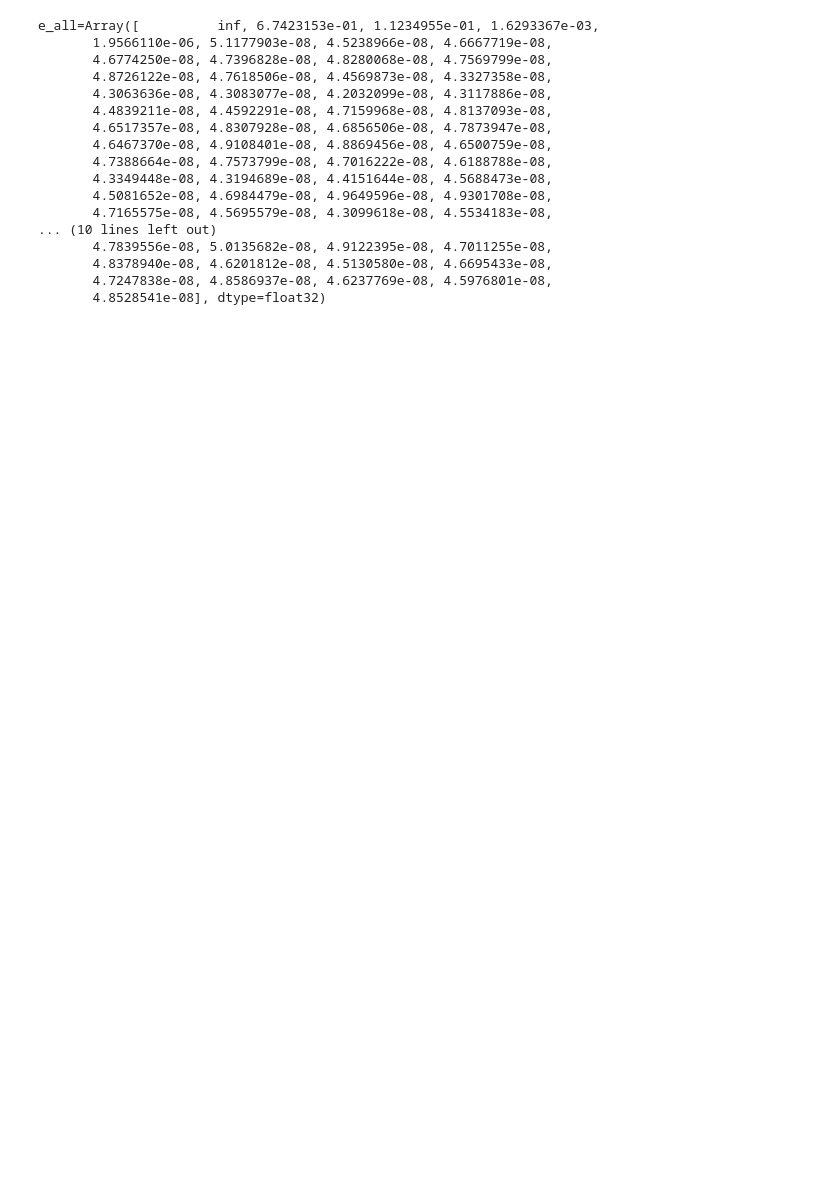
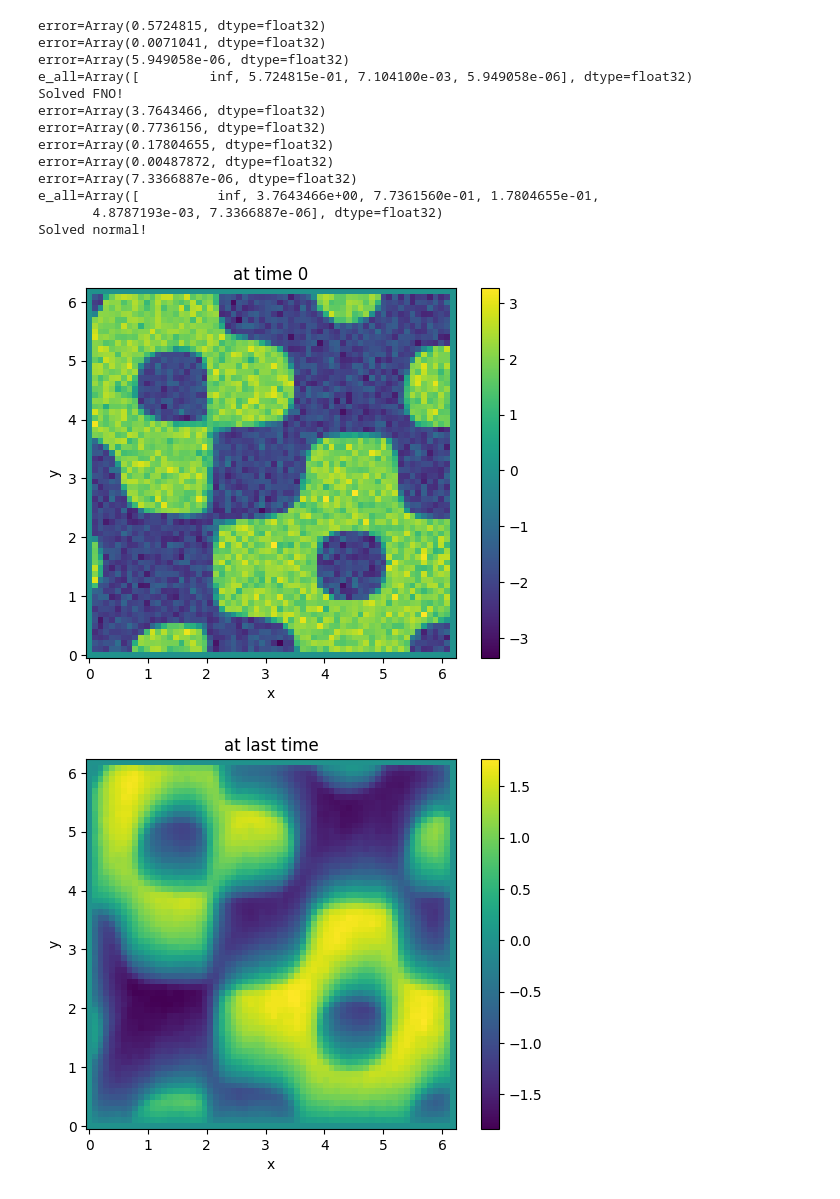
Before and after one commit to jakinng/A-PINN, a Jupyter notebook: neural_operator.ipynb, the cells around one changed output. Saved outputs shown, nothing was run; the diff lists cells and outputs as text; code cells hidden in the pictures; blank space fills up the shorter version.

```diff
--- a/neural_operator.ipynb
+++ b/neural_operator.ipynb
@@ -1176,7 +1199,7 @@ class Solver():
 import numpy as np
 import time
 
-N = 16
+N = 32
 def predict(x, model, bc = "dirichlet"):
         x = jnp.reshape(x, newshape = (1, N, N))
         x = np.asarray(x)
@@ -1204,18 +1227,20 @@ def predict(x, model, bc = "dirichlet"):
 
 # model = torch.load(f"{folder}/model{description()}")
 model = torch.load("/content/drive/MyDrive/superUROP/2024-03-01/modeladv-diff_2_dirichlet_32x32_dt0.03_newton")
+# model = torch.load("/content/drive/MyDrive/superUROP/2024-03-10/modeladv-diff_2_dirichlet_32x32_dt0.003_newton")
 
-N_t = 101
-max_newton_iter = 4
+N_t = 51
+max_newton_iter = 10
 bounds = jnp.array([0, 2 * jnp.pi])
 # seeds = range(401, 402)
 seed = 401
 # for seed in seeds:
-for parareal_iters in [1, 5, 2, 3, 4]
+# for parareal_iters in [0, 1, 2, 3, 4, 5]:
+for parareal_iters in [10]:
     ic = 2
     bc = "dirichlet"
     dt = 0.003
-    folder = "/content/drive/MyDrive/superUROP/2024-03-10"
+    folder = "/content/drive/MyDrive/superUROP/2024-03-20"
     initializer = predict
 
     start = time.time()
@@ -1227,5 +1252,5 @@ for parareal_iters in [1, 5, 2, 3, 4]
     solver.plot_data(solver.u[-1], title = "at last time", show = True)
 
 
-anim = solver.animate_solution(solver.u, description = "newton")
-HTML(anim.to_html5_video())
+    anim = solver.animate_solution(solver.u, description = "newton")
+    HTML(anim.to_html5_video())
@@ -1255,9 +1257,11 @@ k=90, k + NG=100
 # %%
-N = 32
-N_t = 3
+#@title Learned initializer
+N = 64
+N_t = 2
 bounds = jnp.array([0, 2 * jnp.pi])
 import numpy as np
 
+model = torch.load("/content/drive/MyDrive/superUROP/2024-04-16/modeladv-diff_2_dirichlet_32x32_dt0.03_newton")
 def predict(x, bc = "dirichlet"):
     x = jnp.reshape(x, newshape = (1, N, N))
     x = np.asarray(x)
@@ -1290,7 +1294,10 @@ regular_times = []
 cnn_iters = []
 regular_iters = []
 
-seeds = range(100, 102)
+cnn_e_alls = []
+regular_e_alls = []
+
+seeds = range(100, 118)
 for seed in seeds:
     ic = 2
     bc = "dirichlet"
@@ -1305,6 +1312,7 @@ for seed in seeds:
     end = time.time()
     cnn_times.append(end - start)
     cnn_iters.append(n_iters)
+    cnn_e_alls.append(e_alls)
     print(f"Solved FNO!")
 
     start = time.time()
@@ -1314,49 +1322,48 @@ for seed in seeds:
     end = time.time()
     regular_times.append(end - start)
     regular_iters.append(n_iters)
+    regular_e_alls.append(e_alls)
 
-    print(f"Solved!")
+    print(f"Solved normal!")
     solver.plot_data(solver.u[0], title = "at time 0", show = True)
     solver.plot_data(solver.u[-1], title = "at last time", show = True)
 
 
 anim = solver.animate_solution(solver.u, description = "newton")
 HTML(anim.to_html5_video())
 
 plt.figure()
 plt.plot(seeds[:len(regular_times)], regular_times, label = "regular times")
 plt.plot(seeds[:len(cnn_times)], cnn_times, label = "cnn times")
 plt.legend()
 plt.ylim(bottom = 0)
 plt.title("Time Comparison (seconds)")
 plt.show()
 
 print(regular_iters)
 print(cnn_iters)
 
 plt.plot(seeds[:len(cnn_iters)], [np.average(it_t) for it_t in cnn_iters], label = "cnn iterations")
 plt.plot(seeds[:len(regular_iters)], [np.average(it_t) for it_t in regular_iters], label = "regular iterations")
 plt.legend()
 plt.ylim(bottom = 0)
 plt.title("Average number of Iterations Comparison")
 plt.show()
 
 # # test_times()
 # %% [output]
-e_all=Array([          inf, 6.7423153e-01, 1.1234955e-01, 1.6293367e-03,
-       1.9566110e-06, 5.1177903e-08, 4.5238966e-08, 4.6667719e-08,
-       4.6774250e-08, 4.7396828e-08, 4.8280068e-08, 4.7569799e-08,
-       4.8726122e-08, 4.7618506e-08, 4.4569873e-08, 4.3327358e-08,
-       4.3063636e-08, 4.3083077e-08, 4.2032099e-08, 4.3117886e-08,
-       4.4839211e-08, 4.4592291e-08, 4.7159968e-08, 4.8137093e-08,
-       4.6517357e-08, 4.8307928e-08, 4.6856506e-08, 4.7873947e-08,
-       4.6467370e-08, 4.9108401e-08, 4.8869456e-08, 4.6500759e-08,
-       4.7388664e-08, 4.7573799e-08, 4.7016222e-08, 4.6188788e-08,
-       4.3349448e-08, 4.3194689e-08, 4.4151644e-08, 4.5688473e-08,
-       4.5081652e-08, 4.6984479e-08, 4.9649596e-08, 4.9301708e-08,
-       4.7165575e-08, 4.5695579e-08, 4.3099618e-08, 4.5534183e-08,
-... (10 lines left out)
-       4.7839556e-08, 5.0135682e-08, 4.9122395e-08, 4.7011255e-08,
-       4.8378940e-08, 4.6201812e-08, 4.5130580e-08, 4.6695433e-08,
-       4.7247838e-08, 4.8586937e-08, 4.6237769e-08, 4.5976801e-08,
-       4.8528541e-08], dtype=float32)
+error=Array(0.5724815, dtype=float32)
+error=Array(0.0071041, dtype=float32)
+error=Array(5.949058e-06, dtype=float32)
+e_all=Array([         inf, 5.724815e-01, 7.104100e-03, 5.949058e-06], dtype=float32)
+Solved FNO!
+error=Array(3.7643466, dtype=float32)
+error=Array(0.7736156, dtype=float32)
+error=Array(0.17804655, dtype=float32)
+error=Array(0.00487872, dtype=float32)
+error=Array(7.3366887e-06, dtype=float32)
+e_all=Array([          inf, 3.7643466e+00, 7.7361560e-01, 1.7804655e-01,
+       4.8787193e-03, 7.3366887e-06], dtype=float32)
+Solved normal!
+[figure, added]
+[figure, added]
```
Also changed, not shown: parts of 14 cells of this notebook.
